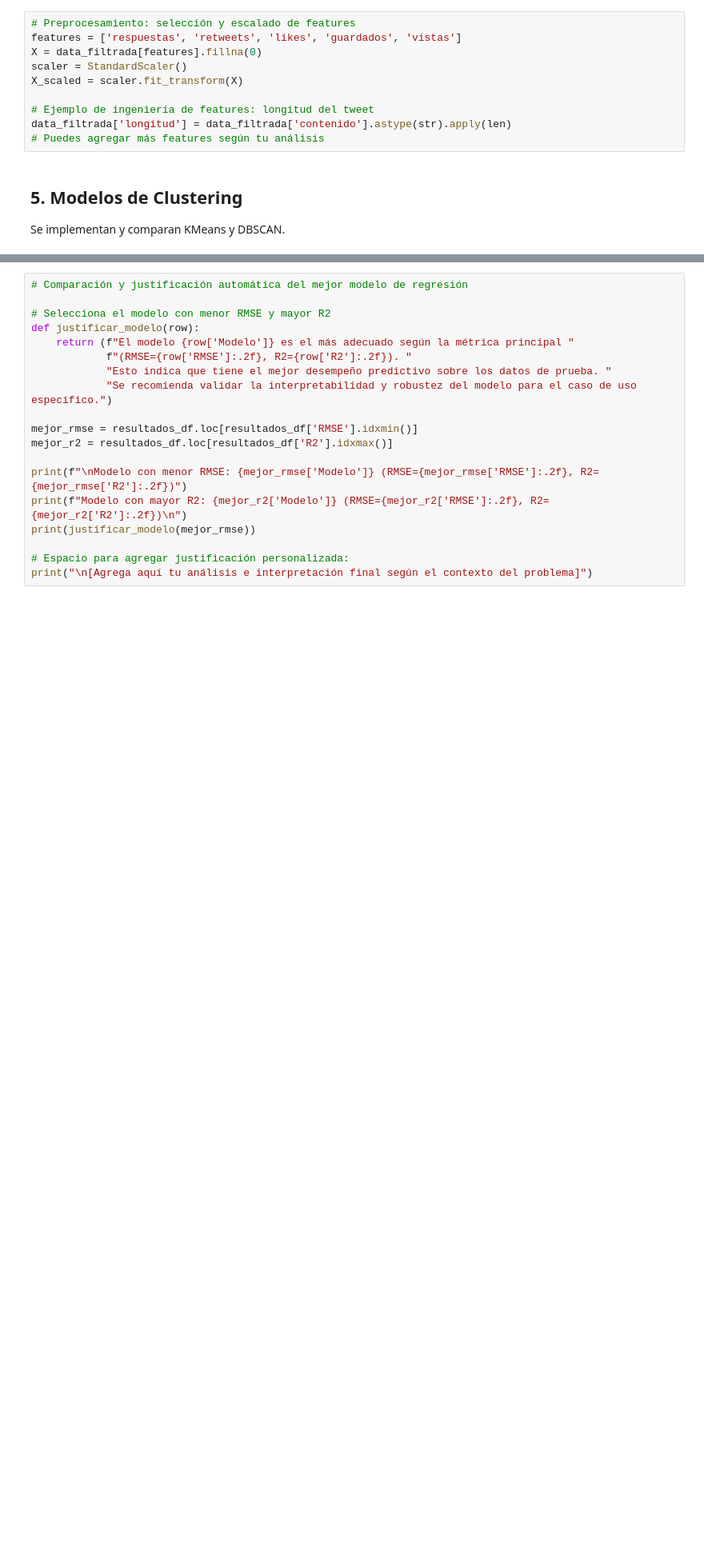
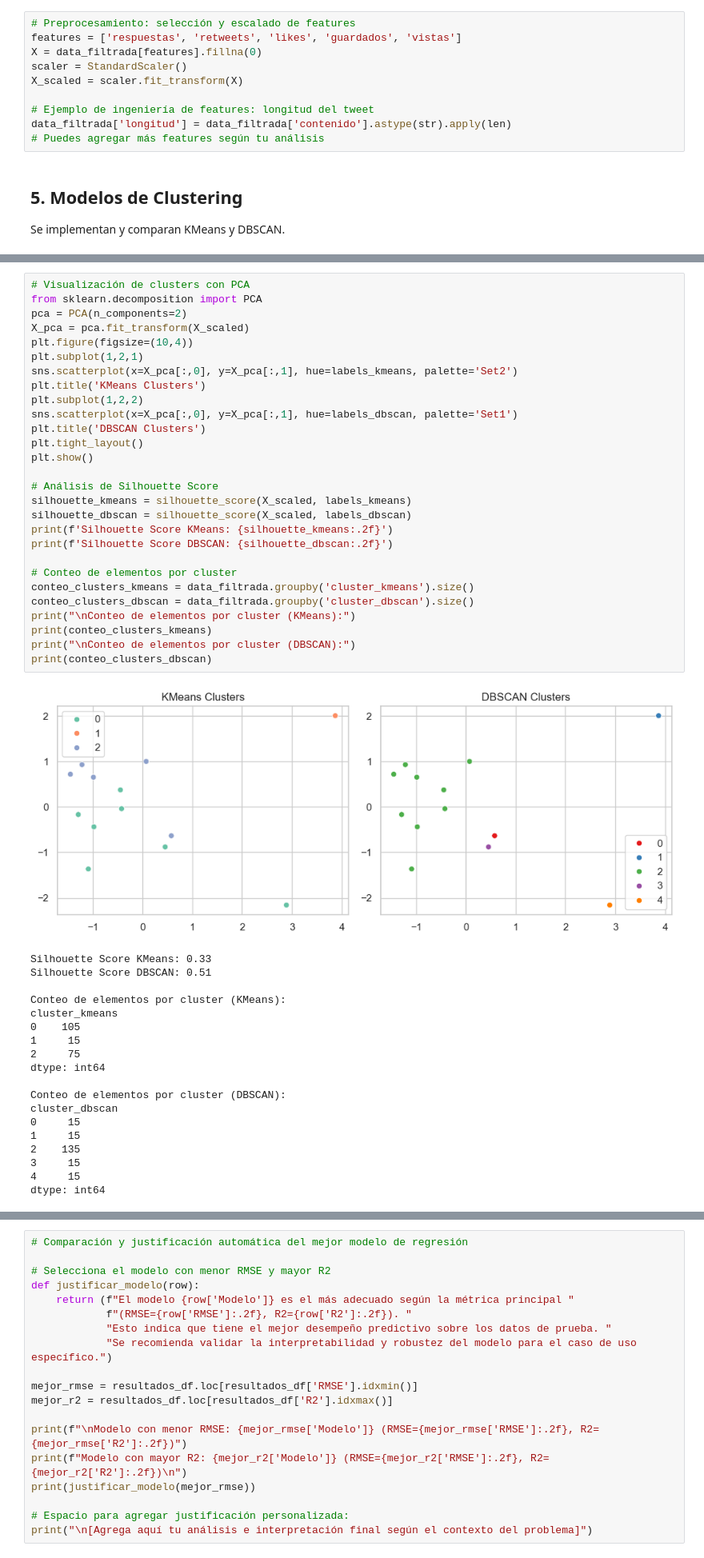
Before and after one commit to Seteley/social-media-prediction-model, a Jupyter notebook: modelos_twittrack.ipynb, the cells around one changed output, grey strips where cells are left out. Shown at 80% size. Saved outputs shown, nothing was run; the diff lists cells and outputs as text; blank space fills up the shorter version.

```diff
--- a/modelos_twittrack.ipynb
+++ b/modelos_twittrack.ipynb
@@ -143,2 +142,50 @@ Se implementan y comparan 8 modelos de regresión.
+# %%
+# Visualización de clusters con PCA
+from sklearn.decomposition import PCA
+pca = PCA(n_components=2)
+X_pca = pca.fit_transform(X_scaled)
+plt.figure(figsize=(10,4))
+plt.subplot(1,2,1)
+sns.scatterplot(x=X_pca[:,0], y=X_pca[:,1], hue=labels_kmeans, palette='Set2')
+plt.title('KMeans Clusters')
+plt.subplot(1,2,2)
+sns.scatterplot(x=X_pca[:,0], y=X_pca[:,1], hue=labels_dbscan, palette='Set1')
+plt.title('DBSCAN Clusters')
+plt.tight_layout()
+plt.show()
+
+# Análisis de Silhouette Score
+silhouette_kmeans = silhouette_score(X_scaled, labels_kmeans)
+silhouette_dbscan = silhouette_score(X_scaled, labels_dbscan)
+print(f'Silhouette Score KMeans: {silhouette_kmeans:.2f}')
+print(f'Silhouette Score DBSCAN: {silhouette_dbscan:.2f}')
+
+# Conteo de elementos por cluster
+conteo_clusters_kmeans = data_filtrada.groupby('cluster_kmeans').size()
+conteo_clusters_dbscan = data_filtrada.groupby('cluster_dbscan').size()
+print("\nConteo de elementos por cluster (KMeans):")
+print(conteo_clusters_kmeans)
+print("\nConteo de elementos por cluster (DBSCAN):")
+print(conteo_clusters_dbscan)
+# %% [output]
+[figure, added]
+Silhouette Score KMeans: 0.33
+Silhouette Score DBSCAN: 0.51
+
+Conteo de elementos por cluster (KMeans):
+cluster_kmeans
+0    105
+1     15
+2     75
+dtype: int64
+
+Conteo de elementos por cluster (DBSCAN):
+cluster_dbscan
+0     15
+1     15
+2    135
+3     15
+4     15
+dtype: int64
 # %%
 # Modelos de Regresión: Entrenamiento, predicción y evaluación robusta
```
Also changed, not shown: parts of 7 cells of this notebook.
